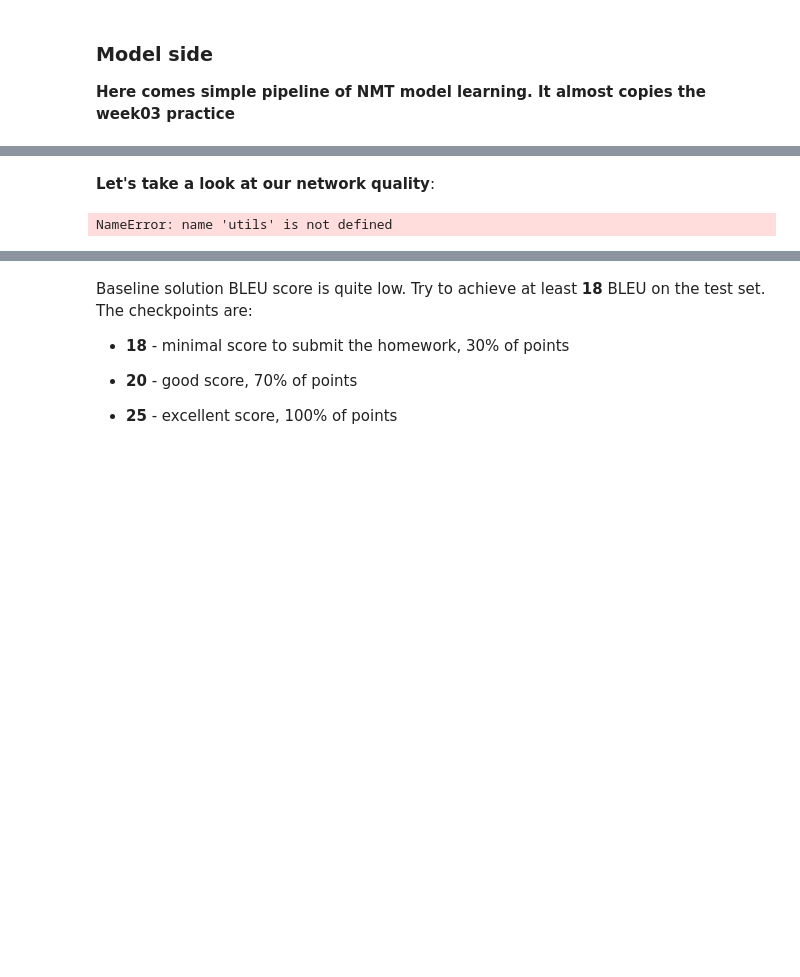
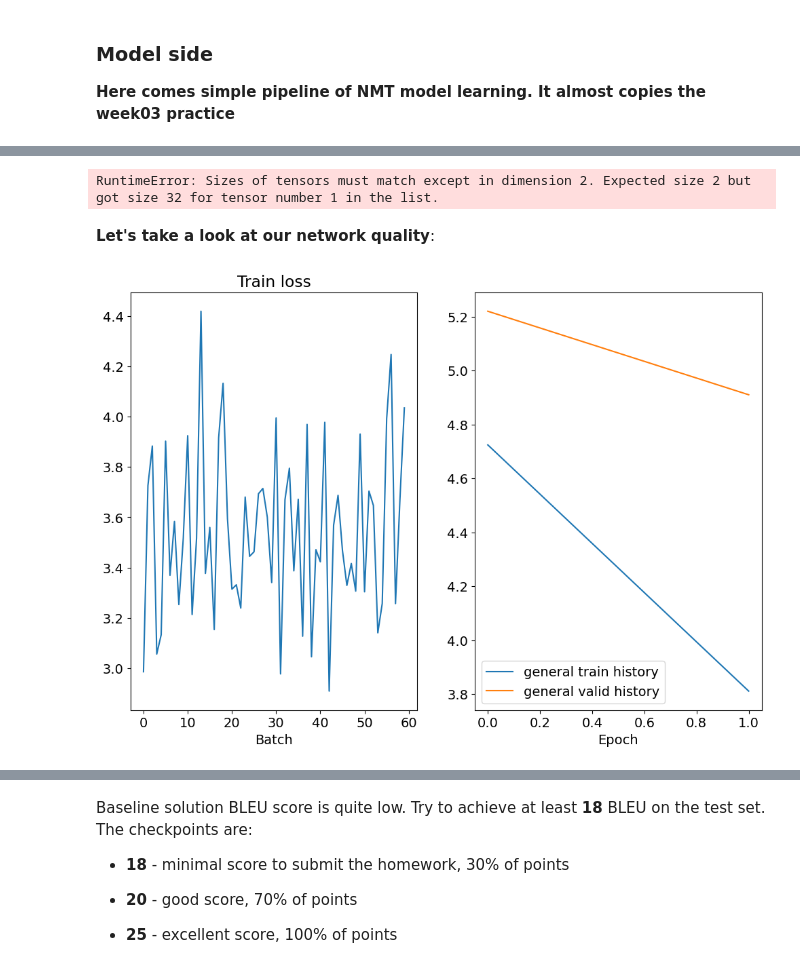
Before and after one commit to superkisa/natural-language-processing, a Jupyter notebook: homeworks/hw01_neural_machine_translation/hw01_NMT.ipynb, the cells around one changed output, grey strips where cells are left out. Saved outputs shown, nothing was run; the diff lists cells and outputs as text; code cells hidden in the pictures; blank space fills up the shorter version.

```diff
--- a/homeworks/hw01_neural_machine_translation/hw01_NMT.ipynb
+++ b/homeworks/hw01_neural_machine_translation/hw01_NMT.ipynb
@@ -409,17 +341,16 @@ Epoch: 10 | Time: 0m 45s
+# %%
+run(N_EPOCHS, CLIP)
+# %% [output]
+RuntimeError: Sizes of tensors must match except in dimension 2. Expected size 2 but got size 32 for tensor number 1 in the list.
 # %% [markdown]
 __Let's take a look at our network quality__:
-# %%
-del utils
-# %% [output]
-NameError: name 'utils' is not defined
 # %%
-import utils
-import imp
-imp.reload(utils)
 generate_translation = utils.generate_translation
 remove_tech_tokens = utils.remove_tech_tokens
 get_text = utils.get_text
 flatten = utils.flatten
+# %% [output]
+[figure, added]
 # %%
 batch = next(iter(test_iterator))
 # %%
```
Also changed, not shown: parts of 35 cells of this notebook, 5 other files.
